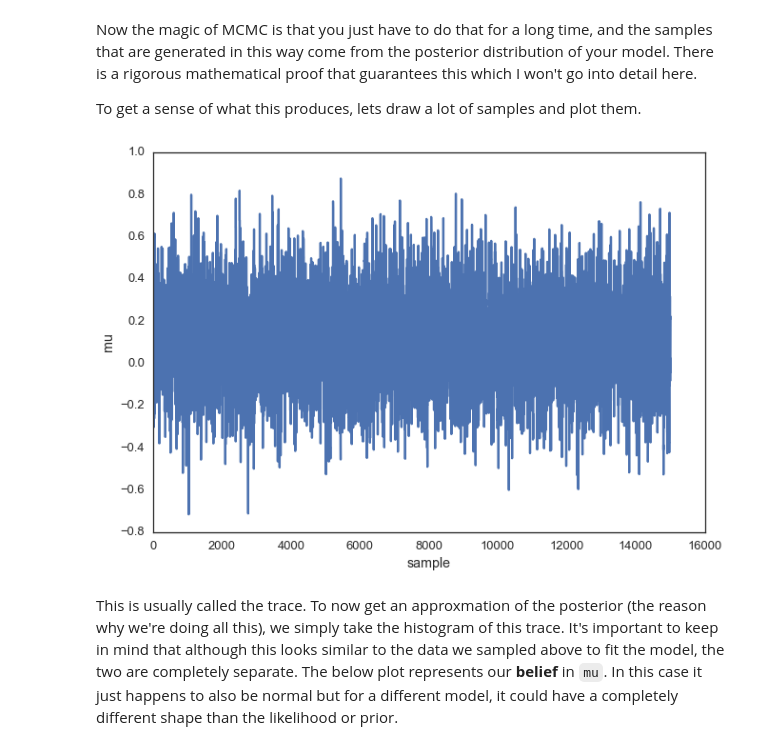
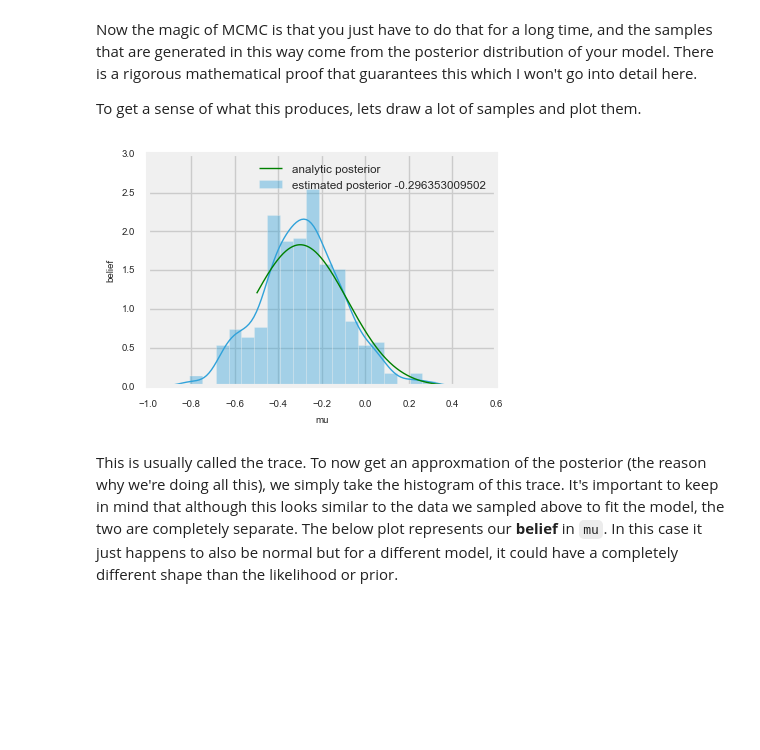
Before and after one commit to sada-narayanappa/Notebooks, a Jupyter notebook: scratch/MCMC-sampling-for-dummies.v3.ipynb, the cells around one changed output. Drawn from its saved outputs; the diff is of its cells as text; code cells hidden in the pictures; blank space fills up the shorter version.

```diff
--- a/scratch/MCMC-sampling-for-dummies.v3.ipynb
+++ b/scratch/MCMC-sampling-for-dummies.v3.ipynb
@@ -223,12 +162,22 @@ sampler(data, samples=8, mu_init=-1., plot=True);
 Now the magic of MCMC is that you just have to do that for a long time, and the samples that are generated in this way come from the posterior distribution of your model. There is a rigorous mathematical proof that guarantees this which I won't go into detail here.
 
 To get a sense of what this produces, lets draw a lot of samples and plot them.
-# %%
-posterior = sampler(data, samples=15000, mu_init=1.)
-fig, ax = plt.subplots()
-ax.plot(posterior)
-_ = ax.set(xlabel='sample', ylabel='mu');
-# %% [output]
-[figure, removed]
+# %%
+posterior = sampler(data, samples=1000, mu_init=1.)
+fig, ax = plt.subplots()
+ax.plot(posterior)
+_ = ax.set(xlabel='sample', ylabel='mu');
+ep= np.array(posterior).mean()
+
+ax = plt.subplot()
+
+sns.distplot(posterior[500:], ax=ax, label='estimated posterior '+ str(ep), kde=True)
+x = np.linspace(-.5, .5, 500)
+post = calc_posterior_analytical(data, x, 0, 1)
+ax.plot(x, post, 'g', label='analytic posterior')
+_ = ax.set(xlabel='mu', ylabel='belief');
+ax.legend();
+# %% [output]
+[figure, added]
 # %% [markdown]
 This is usually called the trace. To now get an approxmation of the posterior (the reason why we're doing all this), we simply take the histogram of this trace. It's important to keep in mind that although this looks similar to the data we sampled above to fit the model, the two are completely separate. The below plot represents our **belief** in `mu`. In this case it just happens to also be normal but for a different model, it could have a completely different shape than the likelihood or prior.
```
Also changed, not shown: parts of 10 cells of this notebook, 18 other files.
